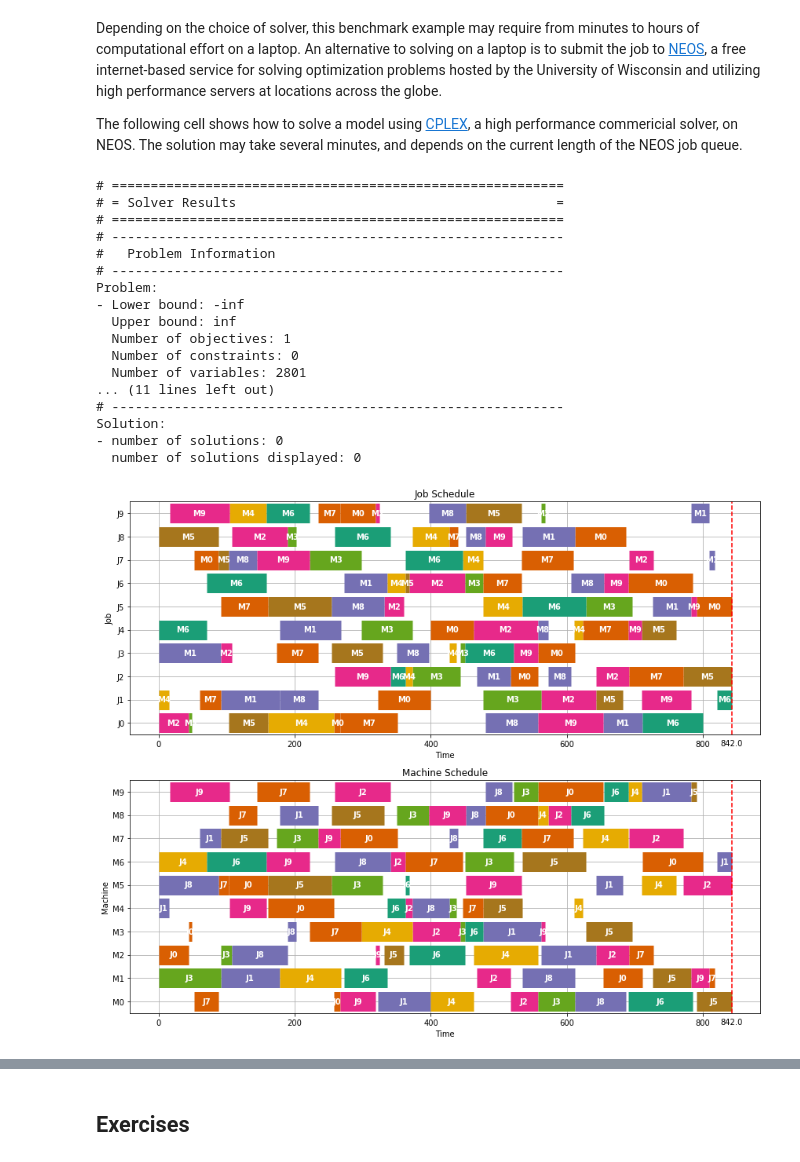
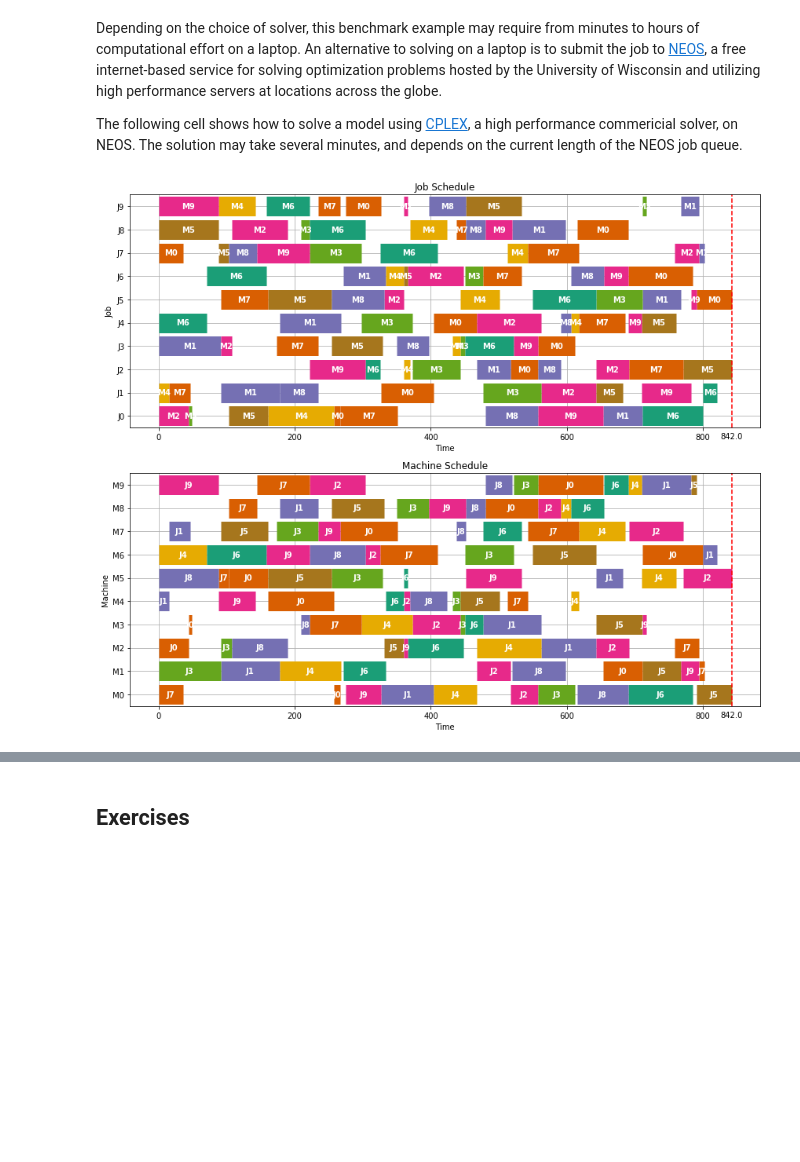
Before and after one commit to jckantor/ND-Pyomo-Cookbook, a Jupyter notebook: notebooks/04.02-Job-Shop-Scheduling.ipynb, the cells around one changed output, grey strips where cells are left out. Drawn from its saved outputs; the diff is of its cells as text; code cells hidden in the pictures; blank space fills up the shorter version.

```diff
--- a/notebooks/04.02-Job-Shop-Scheduling.ipynb
+++ b/notebooks/04.02-Job-Shop-Scheduling.ipynb
@@ -568,37 +568,20 @@ The following cell shows how to solve a model using [CPLEX](https://www.ibm.com/
 # %%
 def JobShopSolveNEOS(model):
     solver_manager = SolverManagerFactory('neos')
-    solver_manager.solve(model, opt='cplex').write()
+    solver_manager.solve(model, opt='cplex')
     results = [{'Job': j,
                 'Machine': m,
                 'Start': model.start[j, m](),
                 'Duration': model.dur[j,m],
                 'Finish': model.start[(j, m)]() + model.dur[j,m]}
                for j,m in model.TASKS]
     return results
 
 model = JobShopModel(TASKS)
 results = JobShopSolveNEOS(model)
 Visualize(results)
 # %% [output]
-# ==========================================================
-# = Solver Results                                         =
-# ==========================================================
-# ----------------------------------------------------------
-#   Problem Information
-# ----------------------------------------------------------
-Problem:
-- Lower bound: -inf
-  Upper bound: inf
-  Number of objectives: 1
-  Number of constraints: 0
-  Number of variables: 2801
-... (11 lines left out)
-# ----------------------------------------------------------
-Solution:
-- number of solutions: 0
-  number of solutions displayed: 0
-[figure, old version]
+[figure, new version]
 # %% [markdown]
 ## References
 
```
Also changed, not shown: parts of 1 cell of this notebook.
